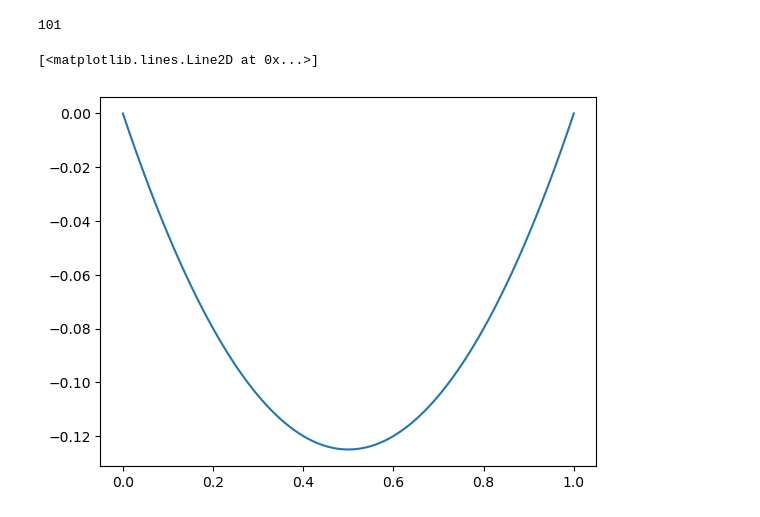
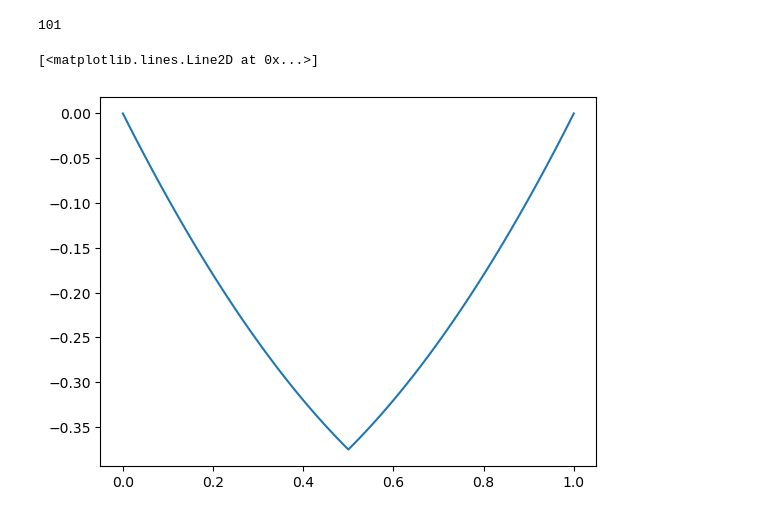
Before and after one commit to andrew6072/mephi-numerical-methods, a Jupyter notebook: 7sem/galerkin_method.ipynb, the cells around one changed output. Drawn from its saved outputs; the diff is of its cells as text; code cells hidden in the pictures.

```diff
--- a/7sem/galerkin_method.ipynb
+++ b/7sem/galerkin_method.ipynb
@@ -18,7 +19,7 @@ Analytical solution
 # %%
 x = sp.symbols('x')  # symbol
 u = sp.Function('u')  # symbolic function
-func = 1 + sp.DiracDelta(x)
+func = 1 + sp.DiracDelta(x-0.5)
 eqn = u(x).diff(x).diff(x) - func  # = 0
 eqn
 # %% [output]
@@ -36,6 +36,6 @@ ode.classify_ode(eqn)
 # %%
 sympy_sol = ode.dsolve(eqn, ics={u(0): 0, u(1): 0})
 expr = sympy_sol.rhs
-f = sp.lambdify(x, expr, 'numpy')
+u0_sympy_sol = sp.lambdify(x, expr, 'numpy')
 sympy_sol
 # %% [output]
@@ -54,10 +54,10 @@ nx
 # %% [output]
 101
 # %%
-plt.plot(x_array, f(x_array))
+plt.plot(x_array, u0_sympy_sol(x_array))
 # %% [output]
 [<matplotlib.lines.Line2D at 0x...>]
-[figure, old version]
+[figure, new version]
 # %%
 def errors(true_values, test_values):
     mse = np.average((true_values - test_values)**2)
```
Also changed, not shown: parts of 9 cells of this notebook, 1 other file.
